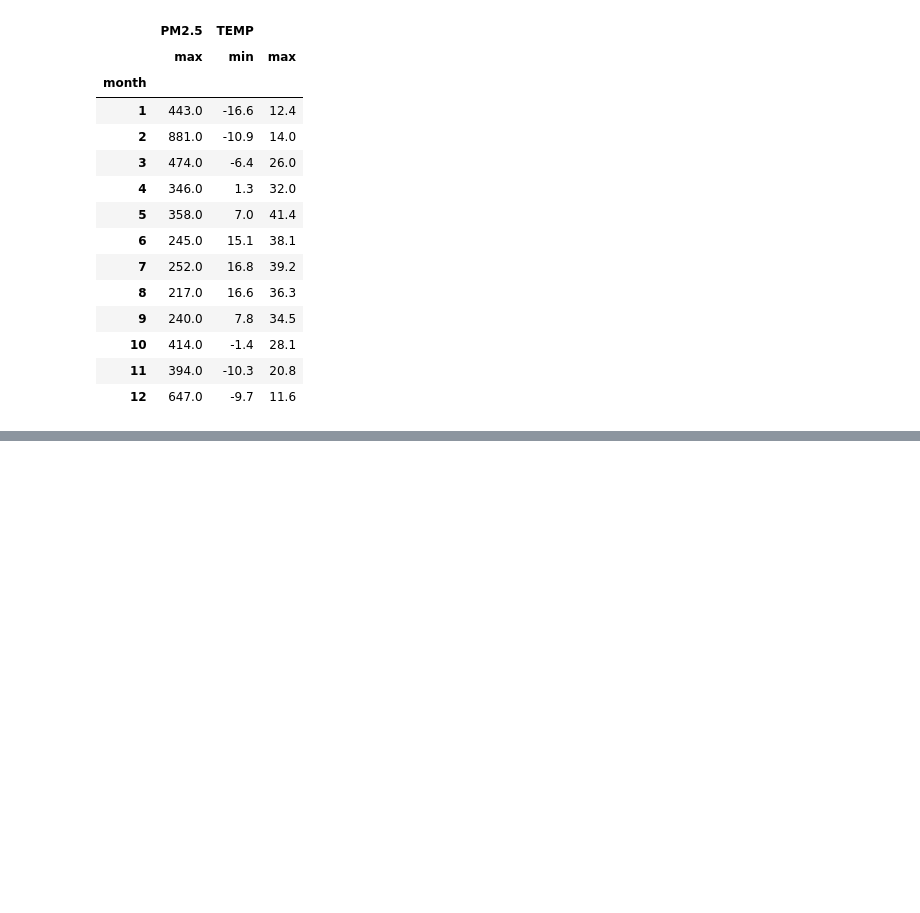
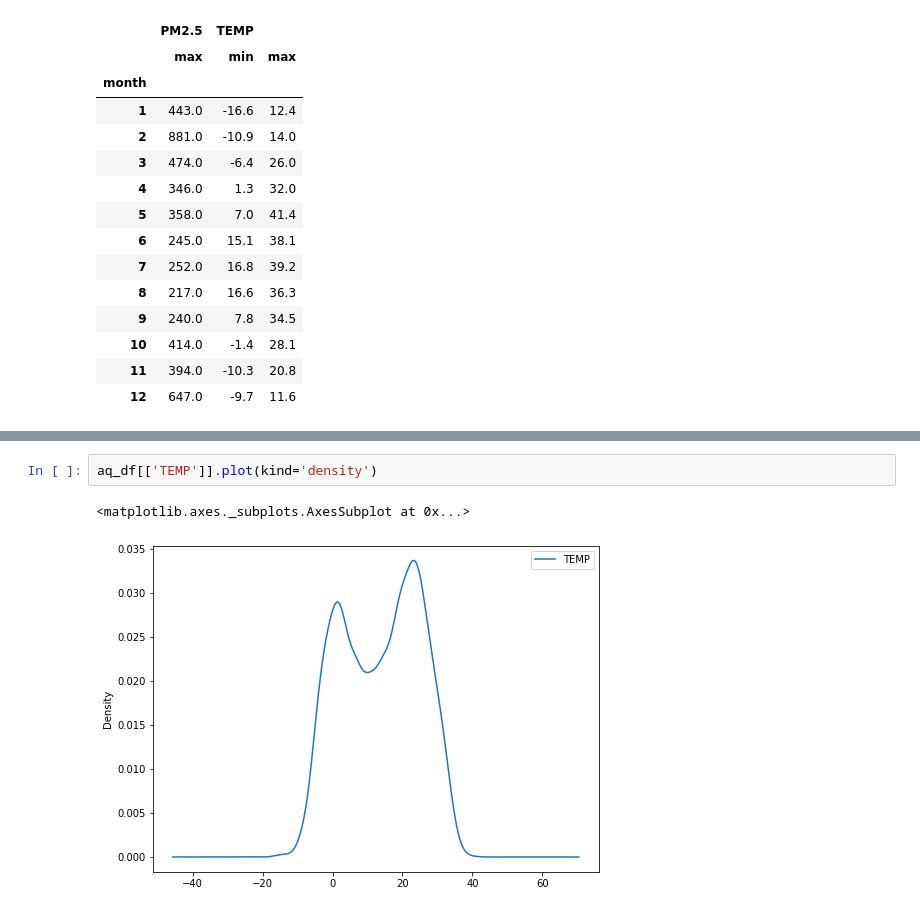
Before and after one commit to hima9/TimeSeries, a Jupyter notebook: timeseries.ipynb, the cells around one changed output, grey strips where cells are left out. Cells and saved outputs as stored; diff of their text form; blank space fills up the shorter version.

```diff
--- a/timeseries.ipynb
+++ b/timeseries.ipynb
@@ -292,0 +309,5 @@ aq_df['2014':'2016'][['month','PM2.5','TEMP']].groupby('month').agg({'PM2.5':['m
+# %%
+aq_df[['TEMP']].plot(kind='density')
+# %% [output]
+<matplotlib.axes._subplots.AxesSubplot at 0x...>
+[figure, added]
```
Also changed, not shown: parts of 30 cells of this notebook.
